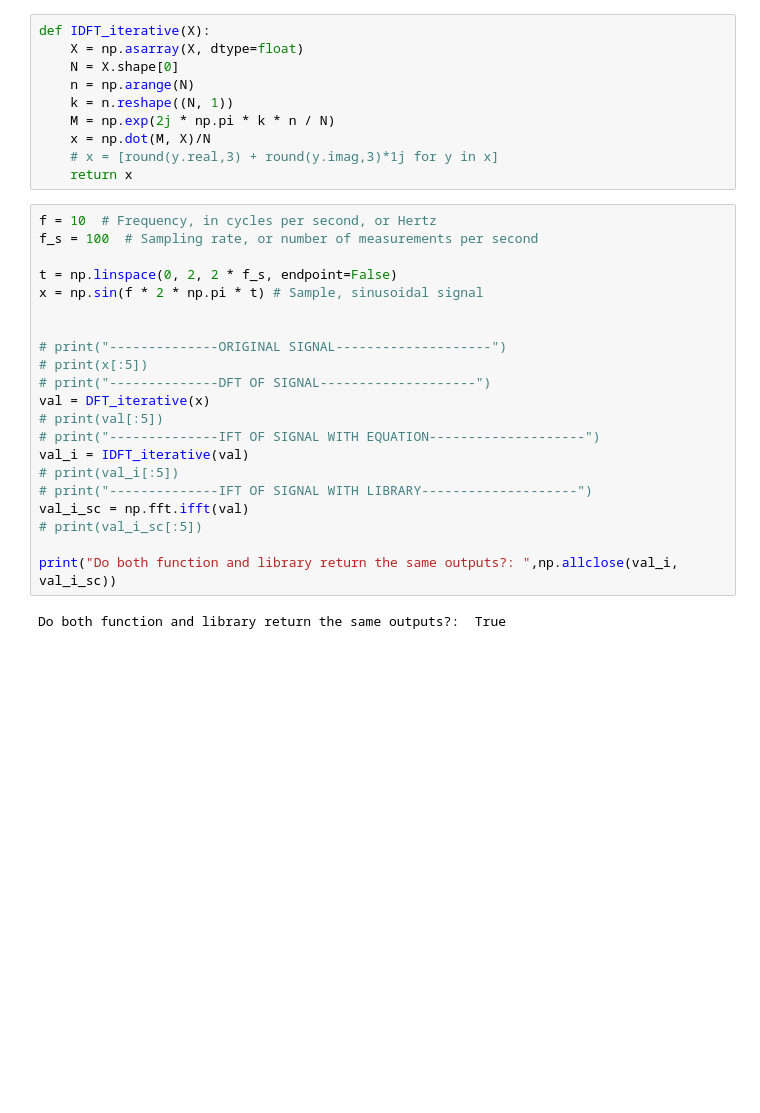
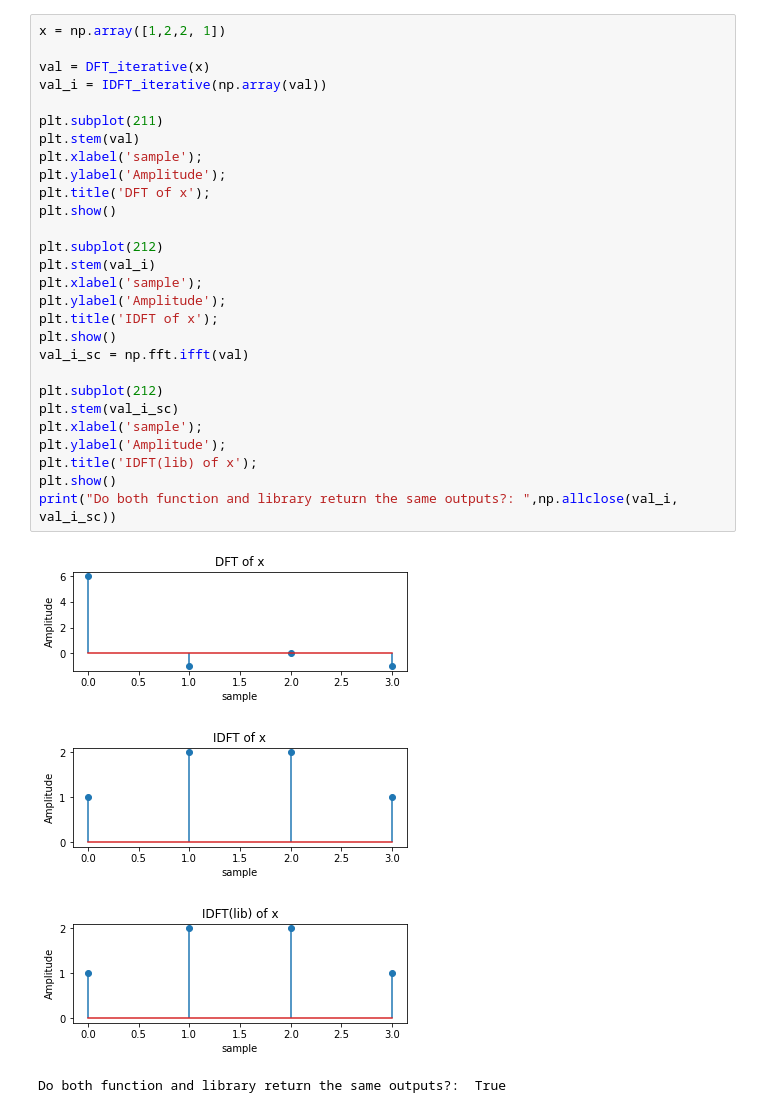
Before and after one commit to appledora/DSP_LAB_TASK, a Jupyter notebook: 6.ipynb, the cells around one changed output. Drawn from its saved outputs; the diff is of its cells as text; blank space fills up the shorter version.

Commit message:
fixed number 6

```diff
--- a/6.ipynb
+++ b/6.ipynb
@@ -22,33 +33,33 @@ def DFT_iterative(x):
-# %%
-def IDFT_iterative(X):
-    X = np.asarray(X, dtype=float)
-    N = X.shape[0]
-    n = np.arange(N)
-    k = n.reshape((N, 1))
-    M = np.exp(2j * np.pi * k * n / N)
-    x = np.dot(M, X)/N
-    # x = [round(y.real,3) + round(y.imag,3)*1j for y in x]
-    return x
-# %%
-f = 10  # Frequency, in cycles per second, or Hertz
-f_s = 100  # Sampling rate, or number of measurements per second
-
-t = np.linspace(0, 2, 2 * f_s, endpoint=False)
-x = np.sin(f * 2 * np.pi * t) # Sample, sinusoidal signal
-
-
-# print("--------------ORIGINAL SIGNAL--------------------")
-# print(x[:5])
-# print("--------------DFT OF SIGNAL--------------------")
-val = DFT_iterative(x)
-# print(val[:5])
-# print("--------------IFT OF SIGNAL WITH EQUATION--------------------")
-val_i = IDFT_iterative(val)
-# print(val_i[:5])
-# print("--------------IFT OF SIGNAL WITH LIBRARY--------------------")
-val_i_sc = np.fft.ifft(val)
-# print(val_i_sc[:5])
-
-print("Do both function and library return the same outputs?: ",np.allclose(val_i, val_i_sc))
-# %% [output]
-Do both function and library return the same outputs?:  True
+# %%
+x = np.array([1,2,2, 1])
+
+val = DFT_iterative(x)
+val_i = IDFT_iterative(np.array(val))
+
+plt.subplot(211)
+plt.stem(val)
+plt.xlabel('sample');
+plt.ylabel('Amplitude');
+plt.title('DFT of x');
+plt.show()
+
+plt.subplot(212)
+plt.stem(val_i)
+plt.xlabel('sample');
+plt.ylabel('Amplitude');
+plt.title('IDFT of x');
+plt.show()
+val_i_sc = np.fft.ifft(val)
+
+plt.subplot(212)
+plt.stem(val_i_sc)
+plt.xlabel('sample');
+plt.ylabel('Amplitude');
+plt.title('IDFT(lib) of x');
+plt.show()
+print("Do both function and library return the same outputs?: ",np.allclose(val_i, val_i_sc))
+# %% [output]
+[figure, added]
+[figure, added]
+[figure, added]
+Do both function and library return the same outputs?:  True
```
Also changed, not shown: parts of 2 cells of this notebook, 1 other file.
